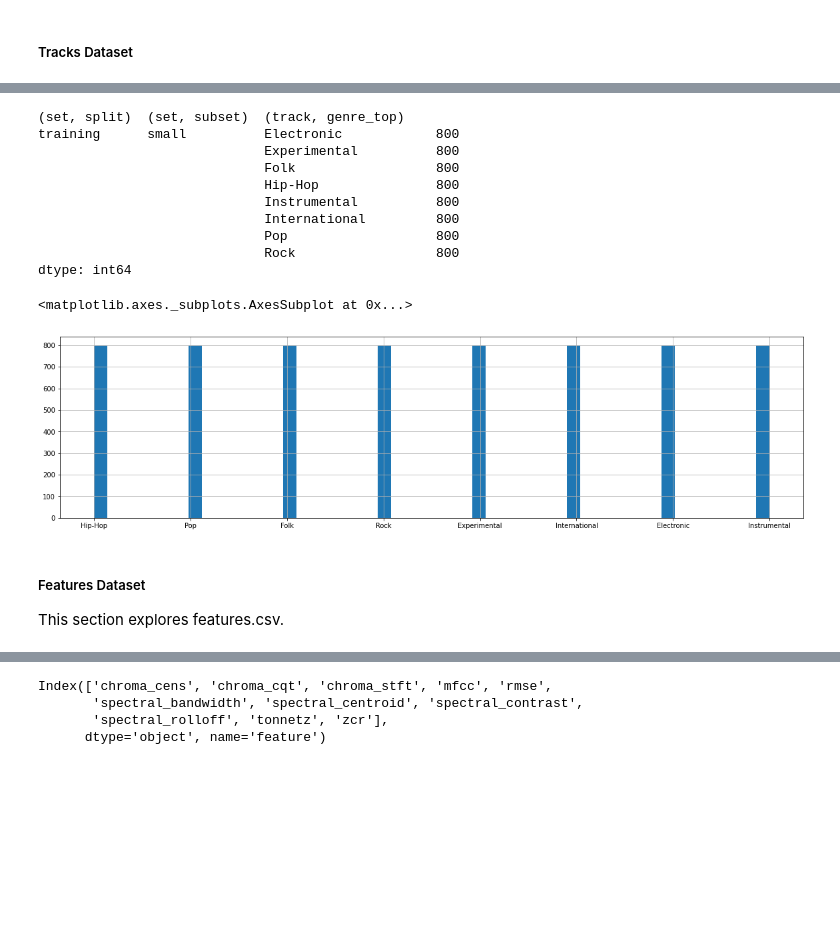
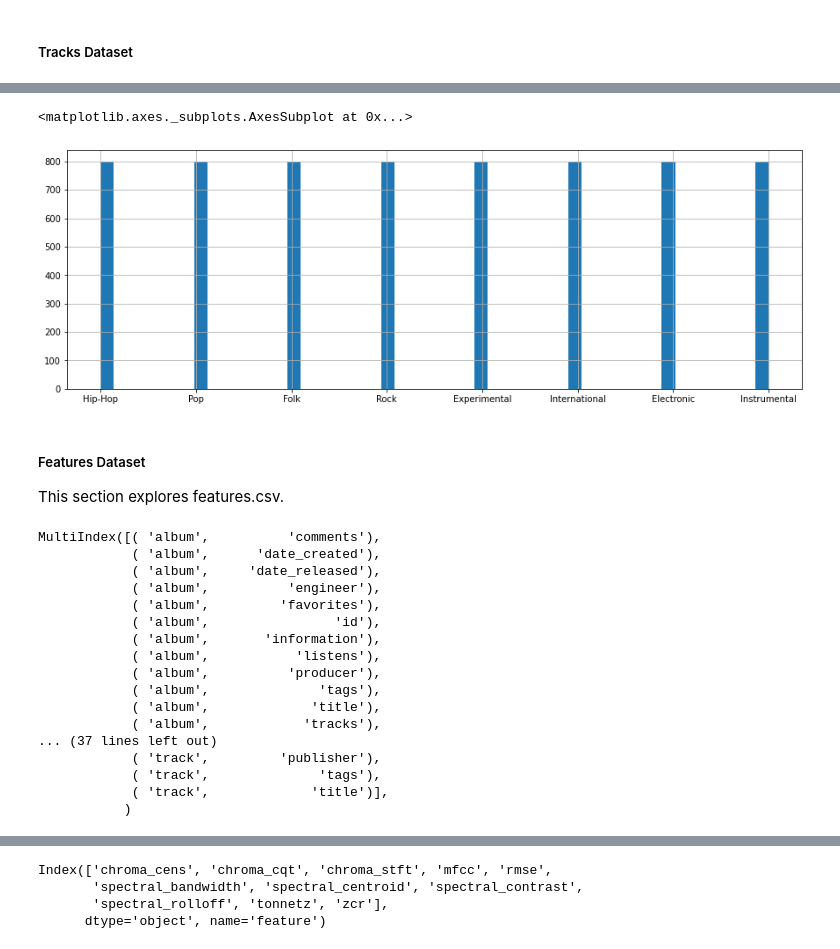
Before and after one commit to GUOliver/COMP9444-Group-Project, a Jupyter notebook: main.ipynb, the cells around one changed output, grey strips where cells are left out. Saved outputs shown, nothing was run; the diff lists cells and outputs as text; code cells hidden in the pictures; blank space fills up the shorter version.

Commit message:
Add dataset splits to Setup section

```diff
--- a/main.ipynb
+++ b/main.ipynb
@@ -126,0 +137,4 @@ assert df_echonest.index.isin(df_tracks.index).all()
+# %%
+# Filter for fma_small specific music tracks only
+df_tracks = df_tracks.loc[filter_small]
+df_features = df_features.loc[filter_small]
@@ -126,0 +144,14 @@ assert df_echonest.index.isin(df_tracks.index).all()
+# %%
+# Split datasets into training, validation, testing sets.
+
+# Note: While this is a preprocessing stage step it is
+# intentionally done early here (before exploratory data analysis) to guard
+# against Data Snooping Bias. By hiding validation and test data and only exploring
+# training data, we avoid stumbling upon interesting test set patterns which could
+# bias towards optimistic generalization error estimates.
+df_tracks_train = df_tracks[filter_train]
+df_tracks_validation = df_tracks[filter_val]
+df_tracks_test = df_tracks[filter_test]
+df_features_train = df_features.loc[filter_train]
+df_features_val = df_features.loc[filter_val]
+df_features_test = df_features.loc[filter_test]
@@ -190,6 +193,0 @@ memory usage: 141.5+ KB
-# %%
-df_tracks_train = df_tracks_filtered[df_tracks_filtered[('set', 'split')] == 'training']
-df_tracks_validation = df_tracks_filtered[df_tracks_filtered[('set', 'split')] == 'validation']
-df_tracks_testing = df_tracks_filtered[df_tracks_filtered[('set', 'split')] == 'test']
-
-df_tracks_train, df_tracks_validation, df_tracks_testing
@@ -214 +194,4 @@ df_tracks_train, df_tracks_validation, df_tracks_testing
+# %%
+# Keep training set pristine; make copy solely for data exploration
+df_tracks_exploration = df_tracks_train.copy()
 # %%
@@ -264,13 +257,0 @@ df_tracks_train.head()
-# %%
-df_tracks_train.value_counts()
-# %% [output]
-(set, split)  (set, subset)  (track, genre_top)
-training      small          Electronic            800
-                             Experimental          800
-                             Folk                  800
-                             Hip-Hop               800
-                             Instrumental          800
-                             International         800
-                             Pop                   800
-                             Rock                  800
-dtype: int64
@@ -277,10 +260,30 @@ dtype: int64
 # %%
 # Display top level genres are 8 balanced genre classes
-df_tracks_train['track']['genre_top'].hist(bins=50, figsize=(20, 5))
+df_tracks_exploration['track']['genre_top'].hist(bins=50, figsize=(15, 5))
 # %% [output]
 <matplotlib.axes._subplots.AxesSubplot at 0x...>
-[figure, old version]
+[figure, new version]
 # %% [markdown]
 ##### Features Dataset
 
 This section explores features.csv.
+# %%
+df_tracks_exploration.columns
+# %% [output]
+MultiIndex([( 'album',          'comments'),
+            ( 'album',      'date_created'),
+            ( 'album',     'date_released'),
+            ( 'album',          'engineer'),
+            ( 'album',         'favorites'),
+            ( 'album',                'id'),
+            ( 'album',       'information'),
+            ( 'album',           'listens'),
+            ( 'album',          'producer'),
+            ( 'album',              'tags'),
+            ( 'album',             'title'),
+            ( 'album',            'tracks'),
+... (37 lines left out)
+            ( 'track',         'publisher'),
+            ( 'track',              'tags'),
+            ( 'track',             'title')],
+           )
```
Also changed, not shown: parts of 50 cells of this notebook.
